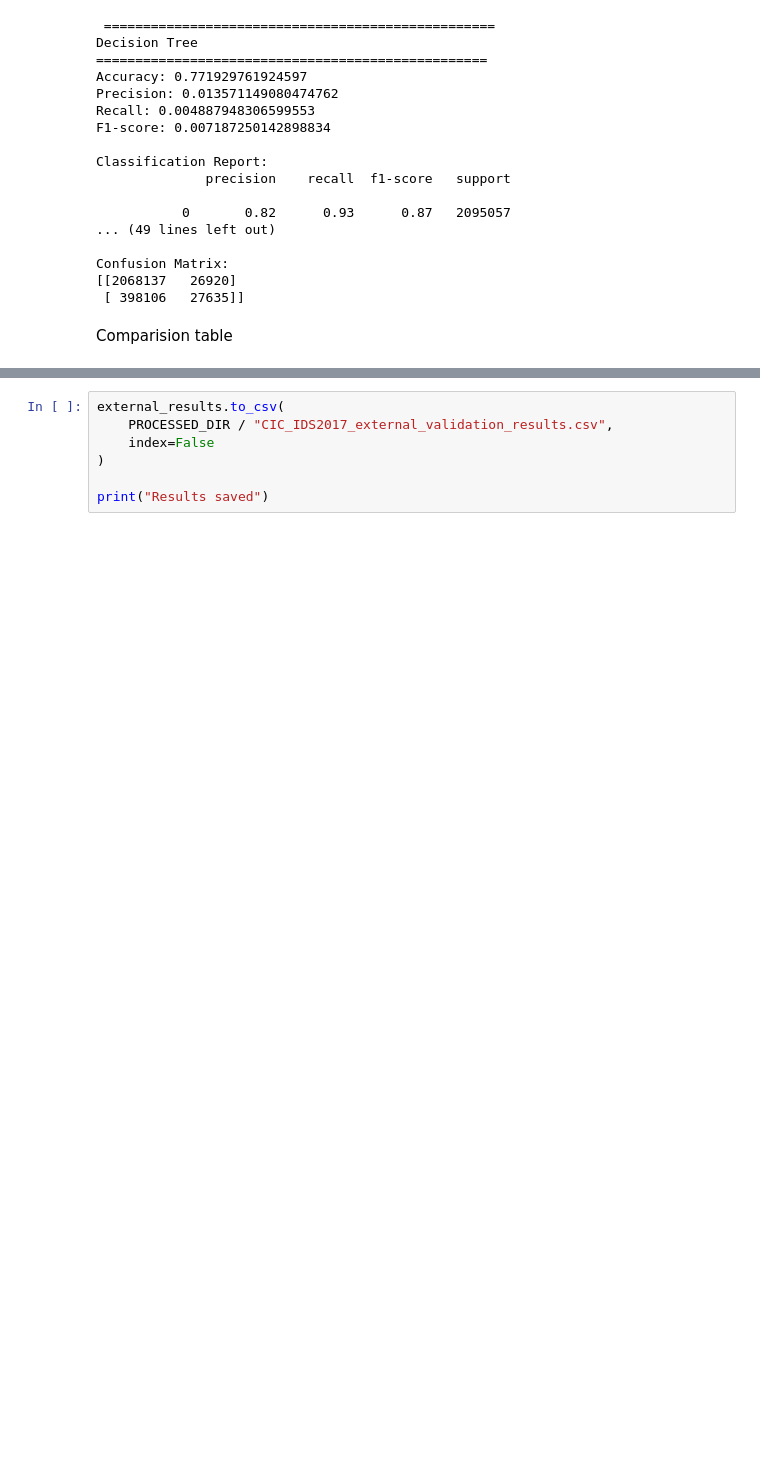
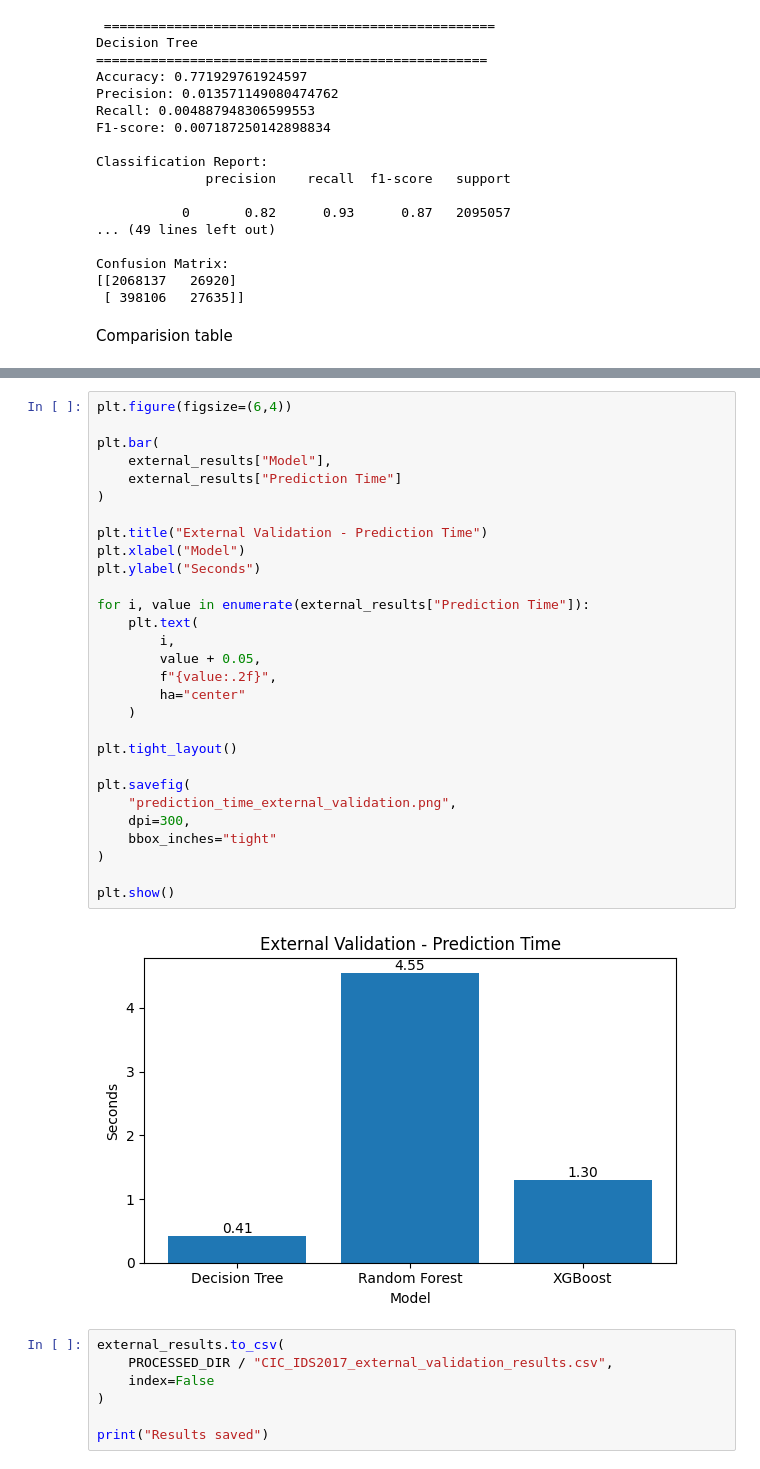
Before and after one commit to sajjkavinda/ML-based-Intrution-detection-system, a Jupyter notebook: External_Dataset_Validation.ipynb, the cells around one changed output, grey strips where cells are left out. Saved outputs shown, nothing was run; the diff lists cells and outputs as text; blank space fills up the shorter version.

```diff
--- a/External_Dataset_Validation.ipynb
+++ b/External_Dataset_Validation.ipynb
@@ -202,3 +249,34 @@ external_results
+# %%
+plt.figure(figsize=(6,4))
+
+plt.bar(
+    external_results["Model"],
+    external_results["Prediction Time"]
+)
+
+plt.title("External Validation - Prediction Time")
+plt.xlabel("Model")
+plt.ylabel("Seconds")
+
+for i, value in enumerate(external_results["Prediction Time"]):
+    plt.text(
+        i,
+        value + 0.05,
+        f"{value:.2f}",
+        ha="center"
+    )
+
+plt.tight_layout()
+
+plt.savefig(
+    "prediction_time_external_validation.png",
+    dpi=300,
+    bbox_inches="tight"
+)
+
+plt.show()
+# %% [output]
+[figure, added]
 # %%
 external_results.to_csv(
     PROCESSED_DIR / "CIC_IDS2017_external_validation_results.csv",
```
Also changed, not shown: parts of 4 cells of this notebook.
